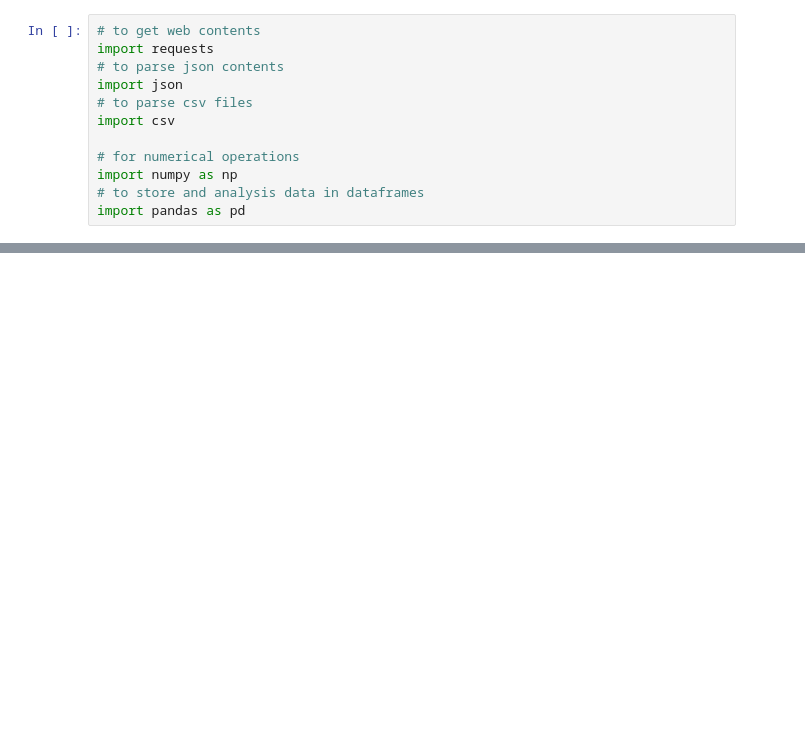
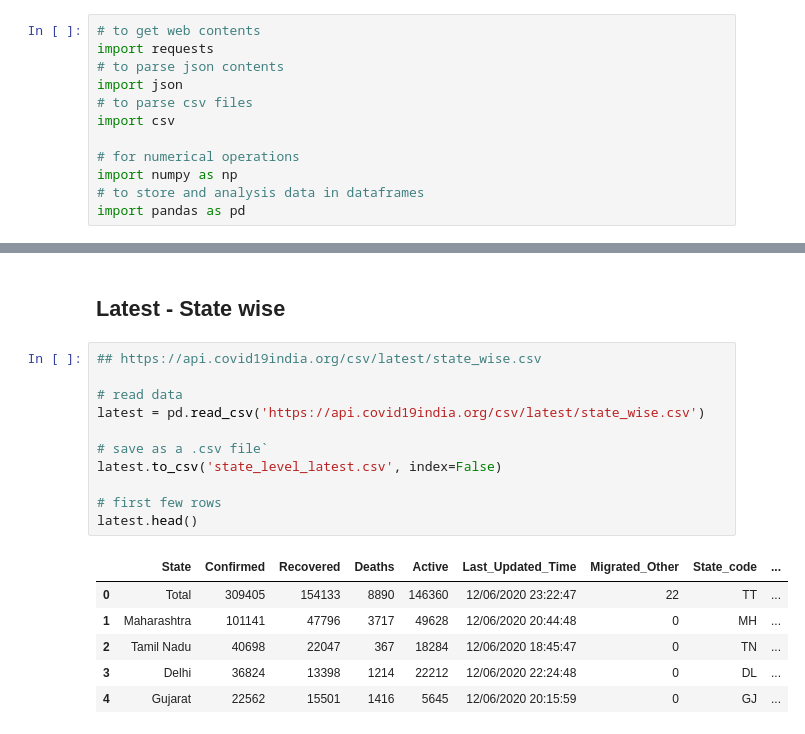
Before and after one commit to imdevskp/covid-19-india-data, a Jupyter notebook: api.ipynb, the cells around one changed output, grey strips where cells are left out. Cells and saved outputs as stored; diff of their text form; blank space fills up the shorter version.

```diff
--- a/api.ipynb
+++ b/api.ipynb
@@ -725,0 +65,20 @@ district_level.to_csv('district_level_latest.csv', index=False)
+# %% [markdown]
+## Latest - State wise
+# %%
+## https://api.covid19india.org/csv/latest/state_wise.csv
+
+# read data
+latest = pd.read_csv('https://api.covid19india.org/csv/latest/state_wise.csv')
+
+# save as a .csv file`
+latest.to_csv('state_level_latest.csv', index=False)
+
+# first few rows
+latest.head()
+# %% [output]
+|  | State | Confirmed | Recovered | Deaths | Active | Last_Updated_Time | Migrated_Other | State_code | ... |
+| 0 | Total | 309405 | 154133 | 8890 | 146360 | 12/06/2020 23:22:47 | 22 | TT | ... |
+| 1 | Maharashtra | 101141 | 47796 | 3717 | 49628 | 12/06/2020 20:44:48 | 0 | MH | ... |
+| 2 | Tamil Nadu | 40698 | 22047 | 367 | 18284 | 12/06/2020 18:45:47 | 0 | TN | ... |
+| 3 | Delhi | 36824 | 13398 | 1214 | 22212 | 12/06/2020 22:24:48 | 0 | DL | ... |
+| 4 | Gujarat | 22562 | 15501 | 1416 | 5645 | 12/06/2020 20:15:59 | 0 | GJ | ... |
```
Also changed, not shown: parts of 82 cells of this notebook, 8 other files.
